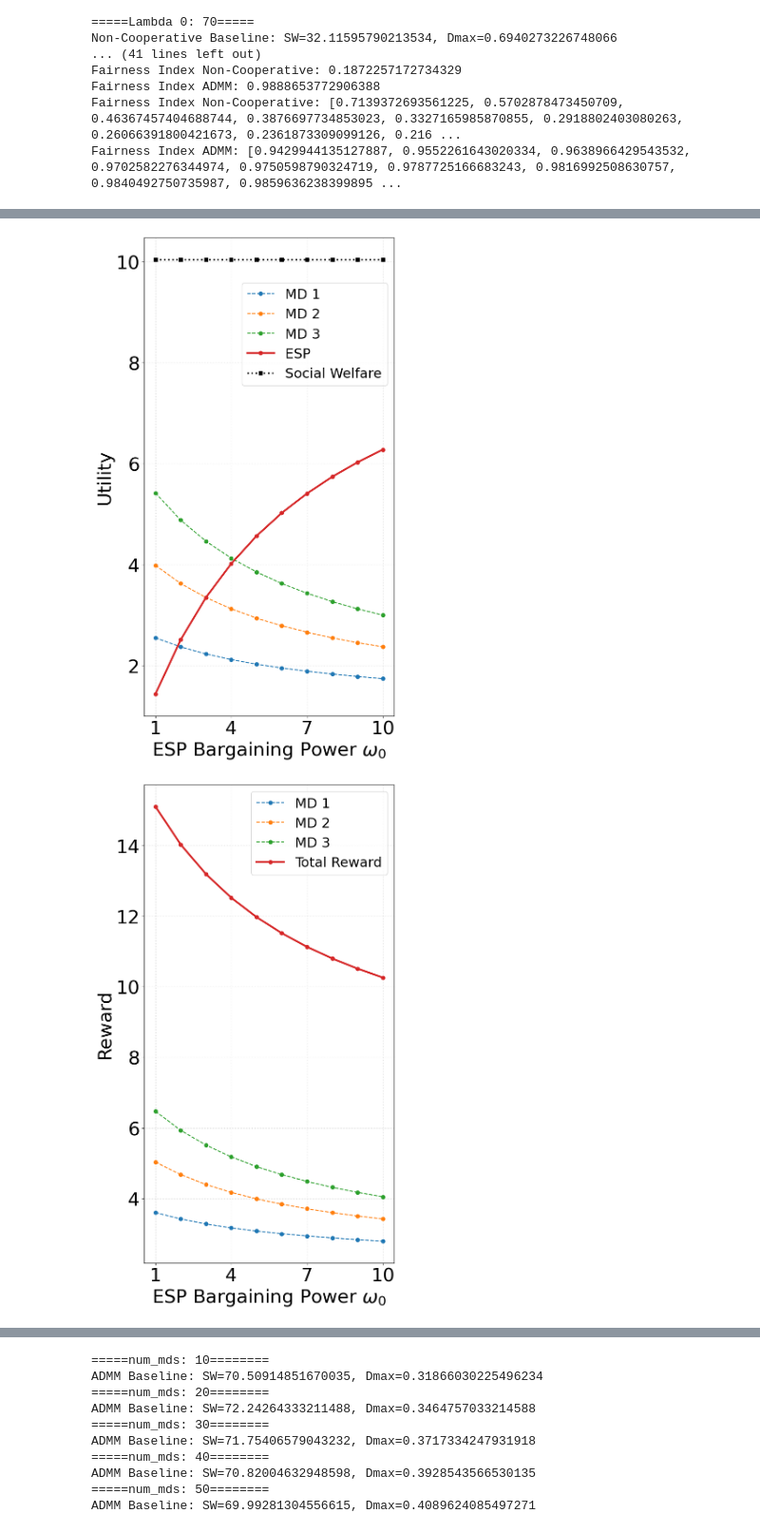
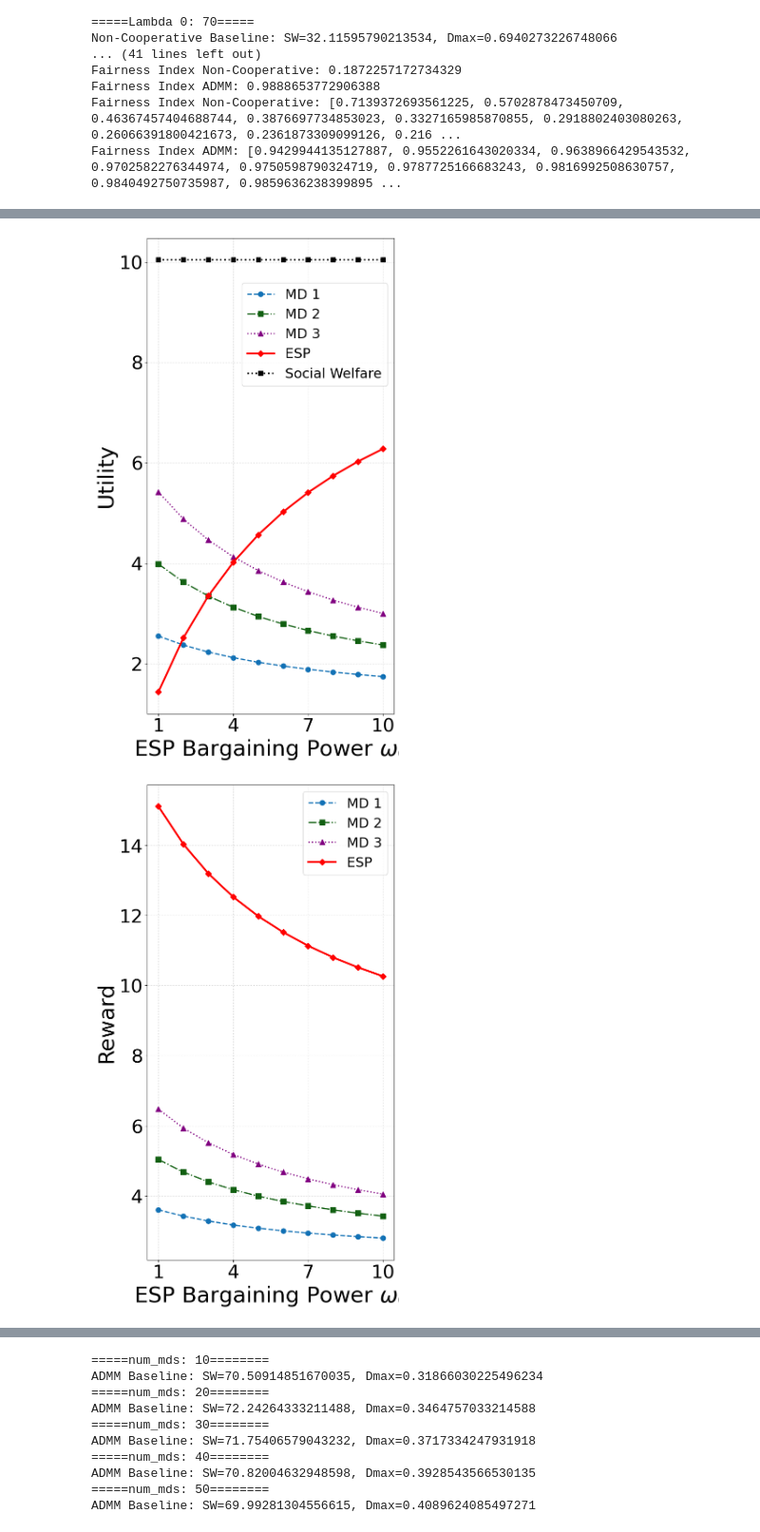
Before and after one commit to Barytes/NBS_project, a Jupyter notebook: plot.ipynb, the cells around one changed output, grey strips where cells are left out. Shown at 95% size. Saved outputs shown, nothing was run; the diff lists cells and outputs as text; code cells hidden in the pictures.

```diff
--- a/plot.ipynb
+++ b/plot.ipynb
@@ -273,10 +281,10 @@ style_admm = {'color': 'red', 'marker': '.', 'linestyle': '-', 'markersize': 8}
 style_optimal = {'color': 'black', 'linestyle': '--', 'linewidth': 2}
 
 # 设置全局字体大小
-plt.rc('axes', labelsize=18)         # 坐标轴标签字体
-plt.rc('xtick', labelsize=20)        # x 轴刻度
-plt.rc('ytick', labelsize=20)        # y 轴刻度
-plt.rc('legend', fontsize=20)        # 图例
+plt.rc('axes', labelsize=26)         # 坐标轴标签字体
+plt.rc('xtick', labelsize=23)        # x 轴刻度
+plt.rc('ytick', labelsize=23)        # y 轴刻度
+plt.rc('legend', fontsize=21)        # 图例
 plt.rc('figure', titlesize=20)
 
 # ===================================================================
@@ -308,7 +316,7 @@ for i in range(len(lamb0)):
 
     # --- 4. 美化每个子图 ---
     ax.set_title(f'$\lambda_0 = {lambda_val}$', loc='left', fontsize=20)
-    ax.set_ylabel('Social Welfare')
+    # ax.set_ylabel('Social Welfare')
     ax.grid(True, linestyle=':', alpha=0.6)
     # 【修改二】不再为每个子图生成单独的图例
     # ax.legend() # <-- 移除这一行
@@ -323,7 +331,8 @@ handles, labels = axes[0].get_legend_handles_labels()
 # ncol=2 表示图例分为两列显示
 # bbox_to_anchor 微调位置，(0.5, 1.0)是顶部正中, 1.02让它稍微再高一点
 fig.legend(handles, labels, loc='upper center', bbox_to_anchor=(0.5, 1.02), ncol=2)
-
+# 【核心修改二】为整个图窗(figure)添加一个居中的Y轴总标签
+fig.supylabel('Social Welfare', fontsize=23)
 # --- 6. 美化整个图表 ---
 plt.xlabel('Iteration Number')
 # 调整布局，为顶部的总图例留出空间
@@ -624,5 +642,25 @@ ADMM Reward: [ 2.79281407  3.42091181  4.0490095  10.26273538]
 # %%
-plt.rc('axes', labelsize=30)         # 坐标轴标签字体
+
+color_map = {
+    1: '#1271b5',
+    2: '#126012',
+    3: 'purple',
+    4: 'red'
+}
+linestyle_map = {
+    1: '--',
+    2: '-.',
+    3: ':',
+    4: '-'
+}
+marker_map = {
+    1: 'o',
+    2: 's',
+    3: '^',
+    4: 'D'
+}
+
+plt.rc('axes', labelsize=35)         # 坐标轴标签字体
 plt.rc('xtick', labelsize=30)        # x 轴刻度
 plt.rc('ytick', labelsize=30)        # y 轴刻度
 plt.rc('legend', fontsize=22)        # 图例
@@ -633,15 +671,16 @@ num_mds = len(MDs)
 for i in range(num_mds + 1):
     if i < num_mds:
         # 这是 MD 的曲线
-        plt.plot(omega_0_list, all_utilities[i], marker='o', linestyle='--',
-                 label=f'MD {i+1}')
+        plt.plot(omega_0_list, all_utilities[i], marker=marker_map[i+1], linestyle=linestyle_map[i+1],
+                 label=f'MD {i+1}',color=color_map[i+1],markersize=8,linewidth=2)
     else:
         # 这是 ESP 的曲线，我们用更粗、更醒目的线条来突出它
-        plt.plot(omega_0_list, all_utilities[i], marker='o', linestyle='-',
-                 linewidth=3, label='ESP')
+        plt.plot(omega_0_list, all_utilities[i], marker=marker_map[i+1], linestyle=linestyle_map[i+1],
+                 linewidth=3, label='ESP',color=color_map[i+1],markersize=7.5)
 
 plt.plot(omega_0_list, sw_history,
          marker='s',              # 使用方形标记以作区分
+         markersize=7.5,
          linestyle=':',             # 使用点线
          linewidth=2.5,
          color='black',           # 使用黑色
@@ -650,39 +689,39 @@ plt.plot(omega_0_list, sw_history,
 # 美化图表
 # plt.title('Utility & Social Welfare vs. ESP Bargaining Power ($\omega_0$)', fontsize=16)
 plt.xlabel('ESP Bargaining Power $\omega_0$')
 plt.ylabel('Utility') # Y轴标签改为更通用的 "Value"
 plt.xticks([1, 4, 7, 10])
 plt.grid(True, linestyle=':', alpha=0.7)
 plt.legend(loc='upper right', bbox_to_anchor=(1, 0.92))
 plt.tight_layout()
 plt.show()
 
 plt.figure(figsize=(7, 12))
 
 # 遍历每个参与者的utility历史数据并绘制
 num_mds = len(MDs)
 for i in range(num_mds + 1):
     if i < num_mds:
         # 这是 MD 的曲线
-        plt.plot(omega_0_list, all_rewards[i], marker='o', linestyle='--',
-                 label=f'MD {i+1}')
+        plt.plot(omega_0_list, all_rewards[i], marker=marker_map[i+1], linestyle=linestyle_map[i+1],
+                 label=f'MD {i+1}',color=color_map[i+1],markersize=8,linewidth=2)
     else:
         # 这是 ESP 的曲线，我们用更粗、更醒目的线条来突出它
-        plt.plot(omega_0_list, all_rewards[i], marker='o', linestyle='-',
-                 linewidth=3, label='Total Reward')
+        plt.plot(omega_0_list, all_rewards[i], marker=marker_map[i+1], linestyle=linestyle_map[i+1],
+                 linewidth=3, label='ESP',color=color_map[i+1],markersize=7.5)
 
 # 美化图表
 # plt.title('Utility & Social Welfare vs. ESP Bargaining Power ($\omega_0$)', fontsize=16)
 plt.xlabel('ESP Bargaining Power $\omega_0$')
 plt.ylabel('Reward') # Y轴标签改为更通用的 "Value"
 plt.xticks([1, 4, 7, 10])
 plt.grid(True, linestyle=':', alpha=0.7)
 plt.legend(loc='upper right')
 plt.tight_layout()
 plt.show()
 # %% [output]
-[figure, old version]
+[figure, new version]
-[figure, old version]
+[figure, new version]
 # %%
 # Impact of cn
 # %%
```
Also changed, not shown: parts of 10 cells of this notebook, 7 other files.
